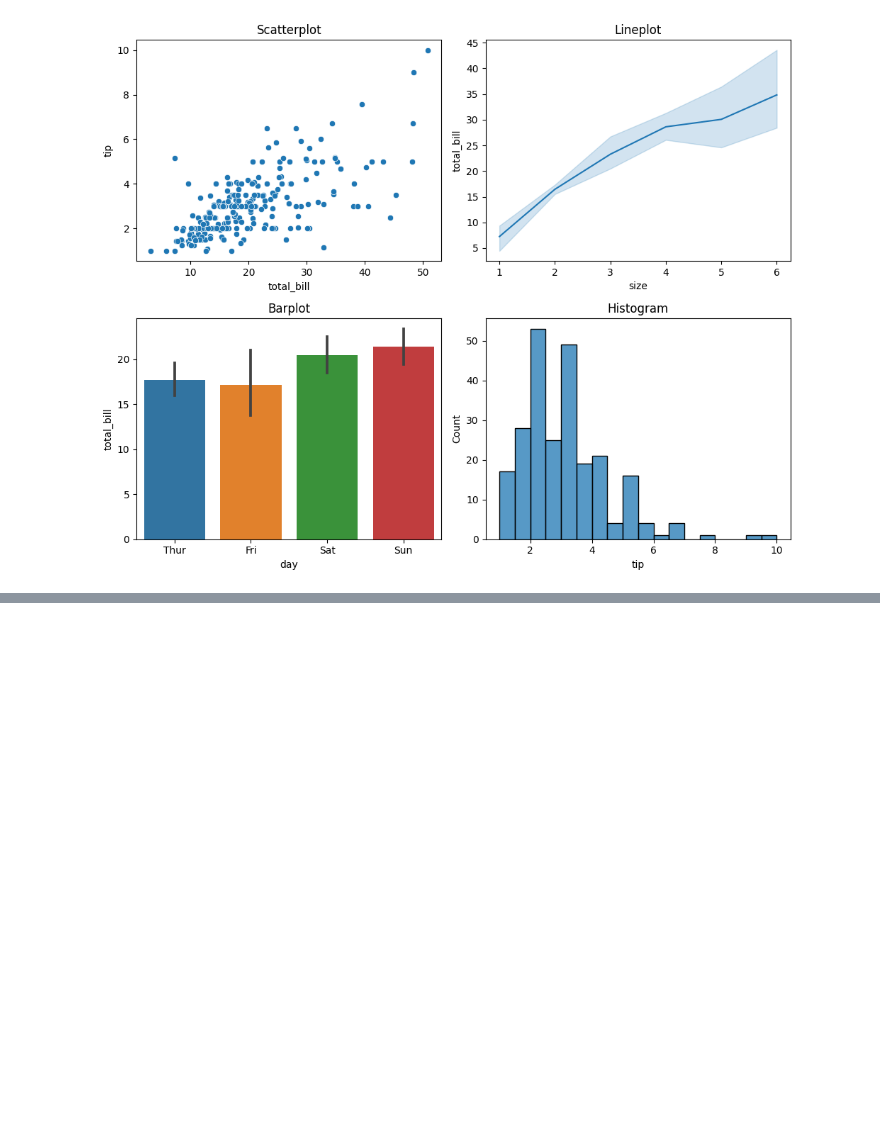
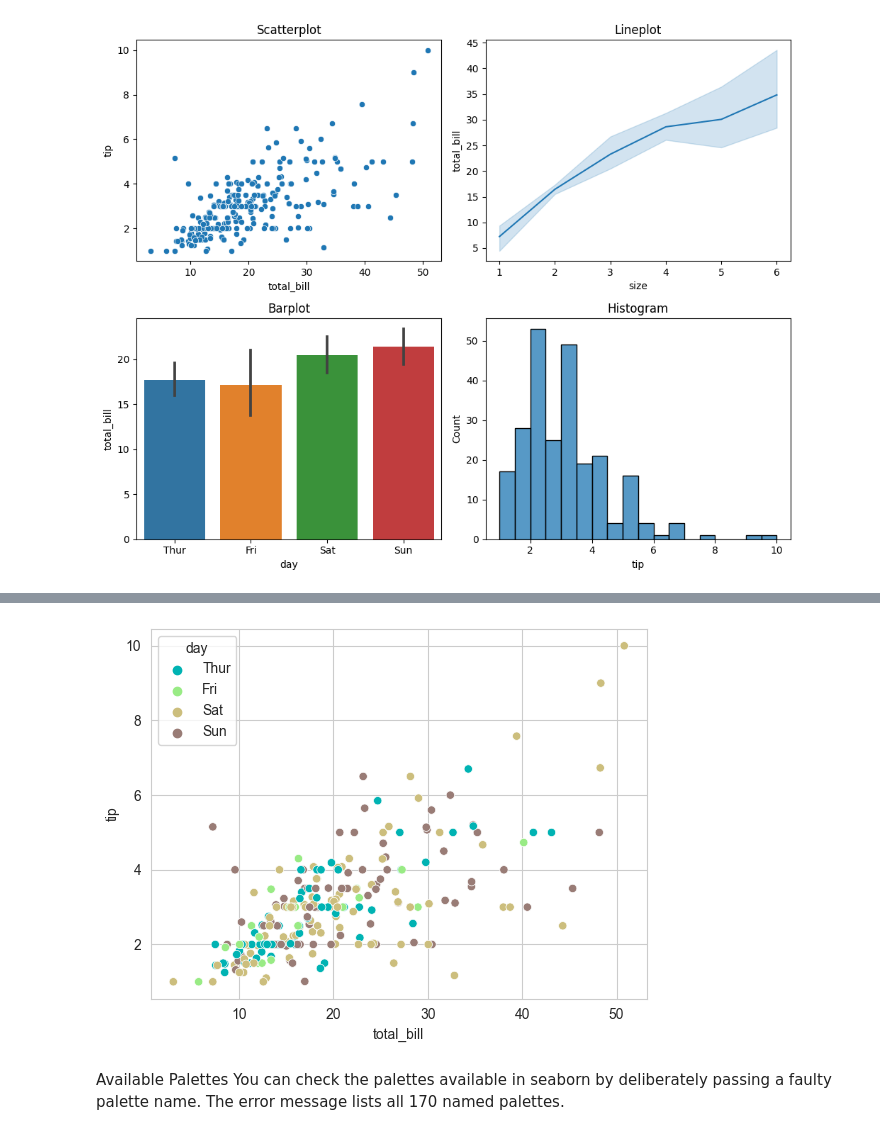
Before and after one commit to LangatMark/DataScience, a Jupyter notebook: trial/data visualization with Matplotlib, seaborn.ipynb, the cells around one changed output, grey strips where cells are left out. Saved outputs shown, nothing was run; the diff lists cells and outputs as text; code cells hidden in the pictures; blank space fills up the shorter version.

```diff
--- a/trial/data visualization with Matplotlib, seaborn.ipynb
+++ b/trial/data visualization with Matplotlib, seaborn.ipynb
@@ -1600,0 +1611,9 @@ plt.show()
+# %%
+sns.color_palette()
+sns.color_palette('terrain')
+sns.scatterplot(x='total_bill', y='tip', data=tips, hue='day', palette='terrain');
+# %% [output]
+[figure, added]
+# %% [markdown]
+Available Palettes
+You can check the palettes available in seaborn by deliberately passing a faulty palette name. The error message lists all 170 named palettes.
```
Also changed, not shown: parts of 23 cells of this notebook.
